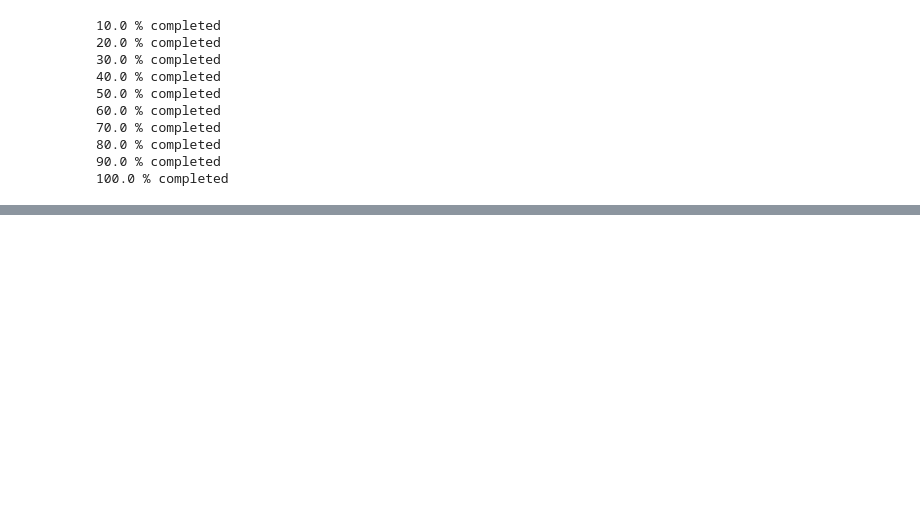
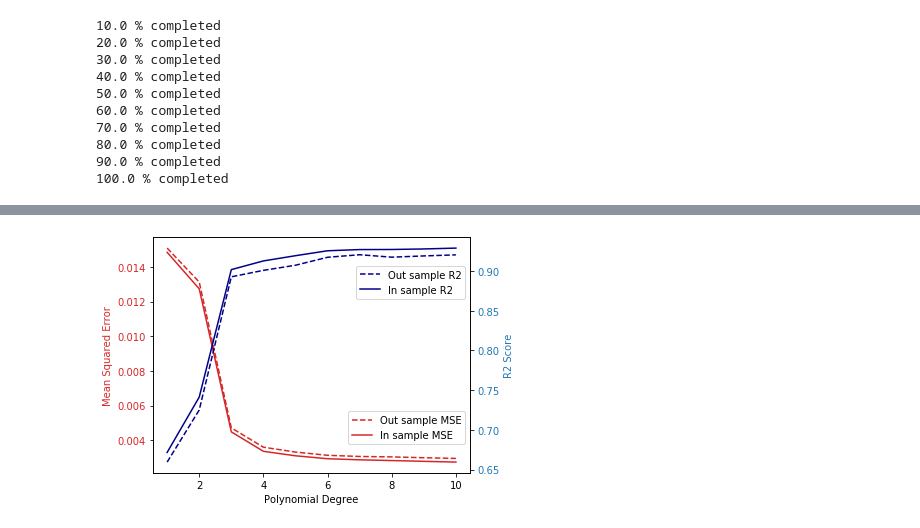
Before and after one commit to VemundST/Project1, a Jupyter notebook: main.ipynb, the cells around one changed output, grey strips where cells are left out. Drawn from its saved outputs; the diff is of its cells as text; code cells hidden in the pictures; blank space fills up the shorter version.

```diff
--- a/main.ipynb
+++ b/main.ipynb
@@ -193,11 +196,20 @@ mse_in   = np.zeros(maxpower)
 bias     = np.zeros(maxpower)
 variance = np.zeros(maxpower)
 
+r2_out_sci   = np.zeros(maxpower)
+r2_in_sci    = np.zeros(maxpower)
+mse_out_sci  = np.zeros(maxpower)
+mse_in_sci   = np.zeros(maxpower)
+bias_sci     = np.zeros(maxpower)
+variance_sci = np.zeros(maxpower)
+
 for i in range(maxpower):
 
     design_matrix   = fx.DesignDesign(x,y,i+1)
     r2_out[i], mse_out[i], r2_in[i], mse_in[i], bias[i], variance[i] \
-                    = fx.k_fold_cv(7, frank, design_matrix, fx.RidgeRegression,10e-05, shuffle=True)
+                    = fx.k_fold_cv(7, frank, design_matrix, fx.RidgeRegression,10e-05, shuffle=False)
+    r2_out_sci[i], mse_out_sci[i], r2_in_sci[i], mse_in_sci[i], bias_sci[i], variance_sci[i] \
+                    = fx.k_fold_cv(7, frank, design_matrix, fx.RidgeRegression,10e-05, shuffle=False, scikit=True)
 
     print((i+1)*100/maxpower, '% completed')
 # %% [output]
@@ -236,0 +250,24 @@ plt.show()
+# %%
+fig, ax1 = plt.subplots()
+
+color = 'tab:red'
+ax1.set_xlabel('Polynomial Degree')
+ax1.set_ylabel('Mean Squared Error', color=color)
+ax1.plot(range(1,maxpower+1), mse_out_sci, color=color,linestyle='--', label='Out sample MSE')
+ax1.plot(range(1,maxpower+1), mse_in_sci, color=color, label='In sample MSE')
+ax1.legend(loc='lower right', bbox_to_anchor=(1, 0.1))
+ax1.tick_params(axis='y', labelcolor=color)
+#ax1.set_ylim(0.00, 0.02)
+ax2 = ax1.twinx()  # instantiate a second axes that shares the same x-axis
+
+color = 'tab:blue'
+ax2.set_ylabel('R2 Score', color=color)  # we already handled the x-label with ax1
+ax2.plot(range(1,maxpower+1), r2_out_sci, c='darkblue',linestyle='--', label='Out sample R2')
+ax2.plot(range(1,maxpower+1), r2_in_sci,  c='darkblue', label='In sample R2')
+ax2.tick_params(axis='y', labelcolor=color)
+ax2.legend(loc='upper right', bbox_to_anchor=(1, 0.9))
+#ax2.set_ylim(0.6, 1)
+fig.tight_layout()  # otherwise the right y-label is slightly clipped
+plt.show()
+# %% [output]
+[figure, added]
```
Also changed, not shown: parts of 4 cells of this notebook.
